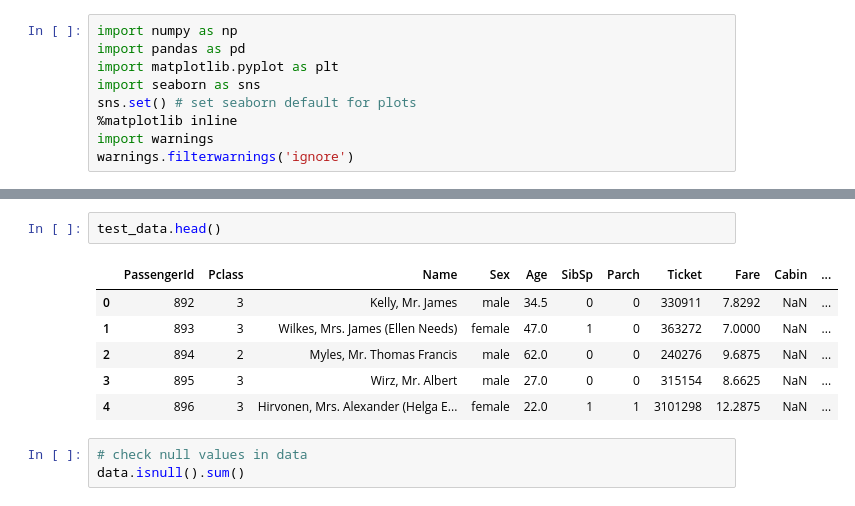
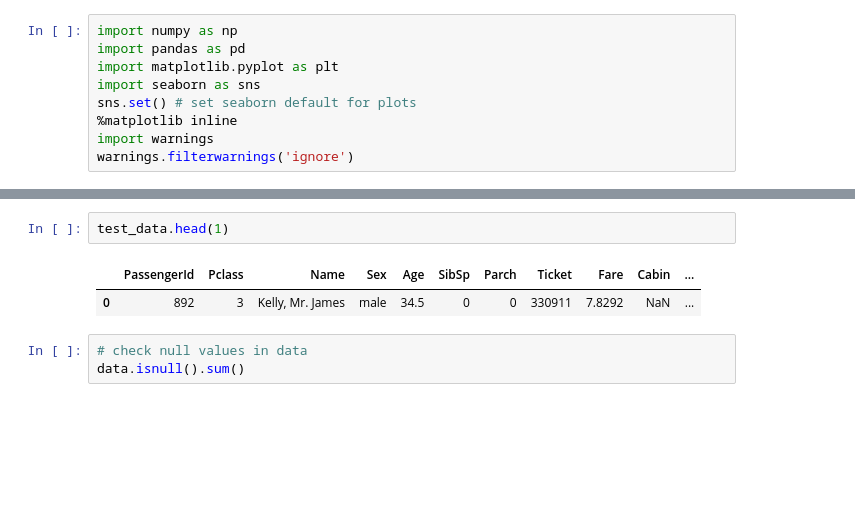
Before and after one commit to uoojin1/kaggle-dietanic, a Jupyter notebook: EDA To Prediction.ipynb, the cells around one changed output, grey strips where cells are left out. Drawn from its saved outputs; the diff is of its cells as text; blank space fills up the shorter version.

```diff
--- a/EDA To Prediction.ipynb
+++ b/EDA To Prediction.ipynb
@@ -24,12 +20,8 @@ data.head()
 # %%
-test_data.head()
+test_data.head(1)
 # %% [output]
 |  | PassengerId | Pclass | Name | Sex | Age | SibSp | Parch | Ticket | Fare | Cabin | ... |
 | 0 | 892 | 3 | Kelly, Mr. James | male | 34.5 | 0 | 0 | 330911 | 7.8292 | NaN | ... |
-| 1 | 893 | 3 | Wilkes, Mrs. James (Ellen Needs) | female | 47.0 | 1 | 0 | 363272 | 7.0000 | NaN | ... |
-| 2 | 894 | 2 | Myles, Mr. Thomas Francis | male | 62.0 | 0 | 0 | 240276 | 9.6875 | NaN | ... |
-| 3 | 895 | 3 | Wirz, Mr. Albert | male | 27.0 | 0 | 0 | 315154 | 8.6625 | NaN | ... |
-| 4 | 896 | 3 | Hirvonen, Mrs. Alexander (Helga E... | female | 22.0 | 1 | 1 | 3101298 | 12.2875 | NaN | ... |
 # %%
 # check null values in data
 data.isnull().sum()
```
Also changed, not shown: parts of 76 cells of this notebook.
